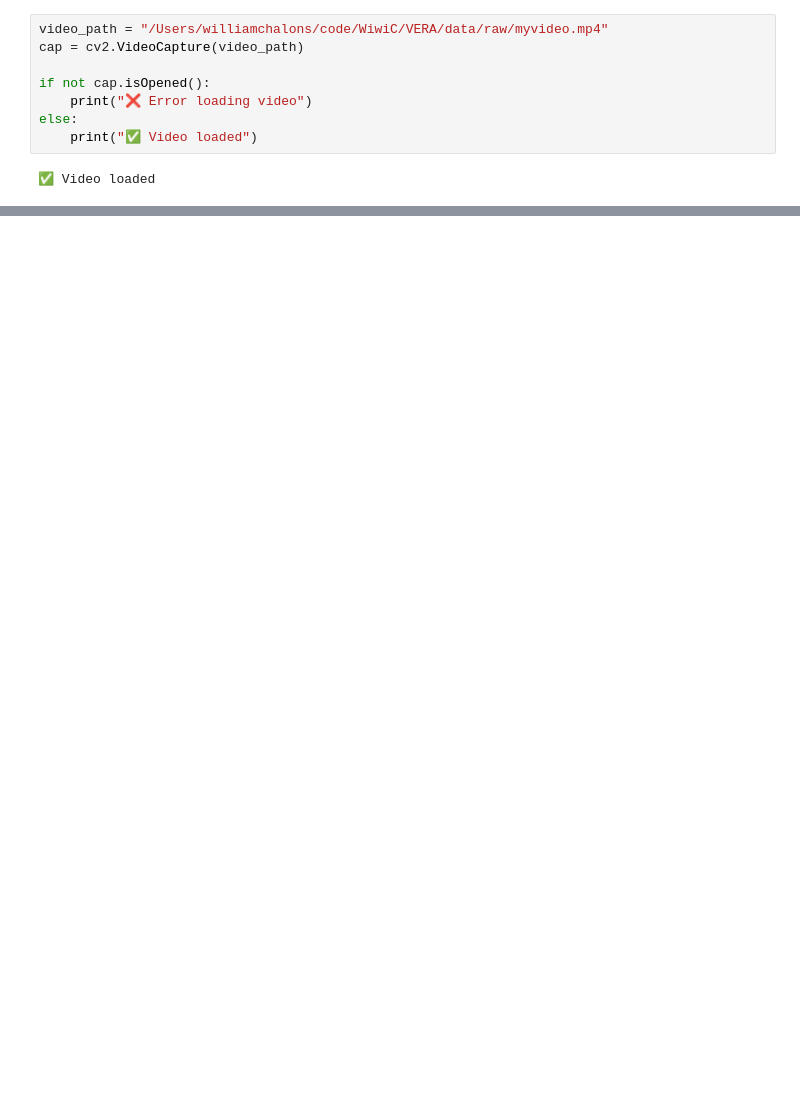
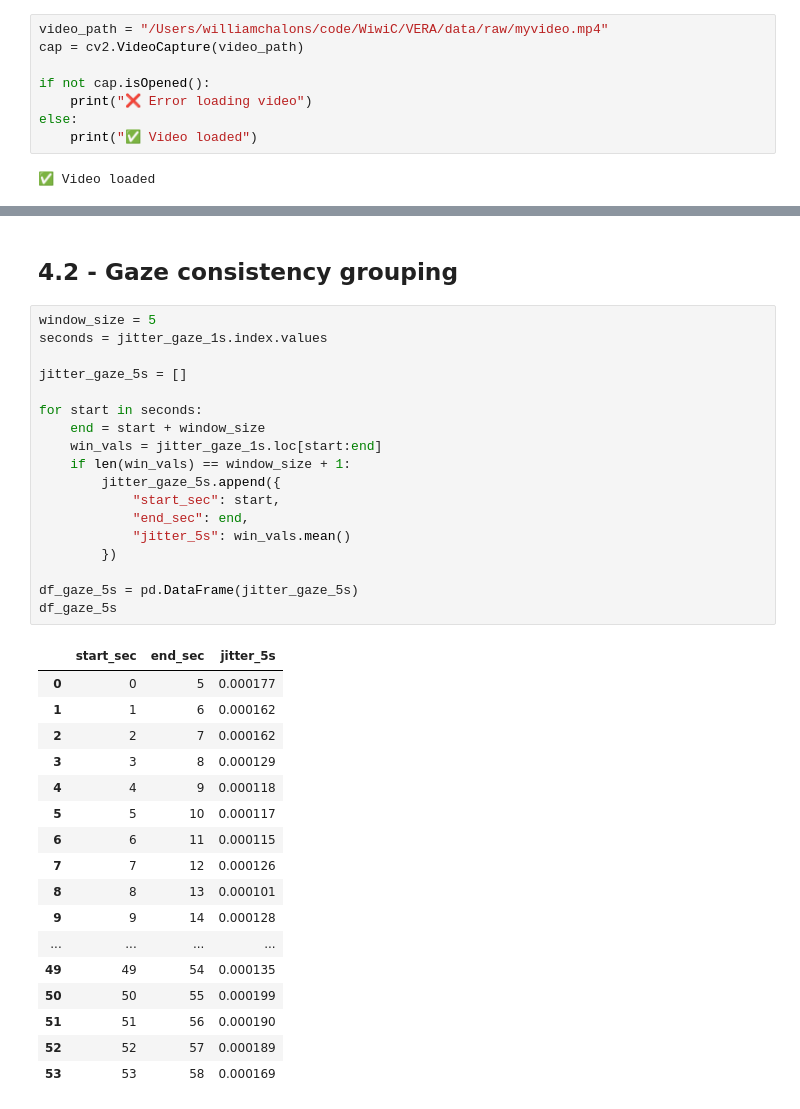
Before and after one commit to WiwiC/VERA, a Jupyter notebook: notebooks/01_facemesh_extraction.ipynb, the cells around one changed output, grey strips where cells are left out. Saved outputs shown, nothing was run; the diff lists cells and outputs as text; blank space fills up the shorter version.

```diff
--- a/notebooks/01_facemesh_extraction.ipynb
+++ b/notebooks/01_facemesh_extraction.ipynb
@@ -94,0 +227,38 @@ def extract_facemesh_landmarks(video_path, output_json):
+# %% [markdown]
+## 4.2 - Gaze consistency grouping
+# %%
+window_size = 5
+seconds = jitter_gaze_1s.index.values
+
+jitter_gaze_5s = []
+
+for start in seconds:
+    end = start + window_size
+    win_vals = jitter_gaze_1s.loc[start:end]
+    if len(win_vals) == window_size + 1:
+        jitter_gaze_5s.append({
+            "start_sec": start,
+            "end_sec": end,
+            "jitter_5s": win_vals.mean()
+        })
+
+df_gaze_5s = pd.DataFrame(jitter_gaze_5s)
+df_gaze_5s
+# %% [output]
+|  | start_sec | end_sec | jitter_5s |
+| 0 | 0 | 5 | 0.000177 |
+| 1 | 1 | 6 | 0.000162 |
+| 2 | 2 | 7 | 0.000162 |
+| 3 | 3 | 8 | 0.000129 |
+| 4 | 4 | 9 | 0.000118 |
+| 5 | 5 | 10 | 0.000117 |
+| 6 | 6 | 11 | 0.000115 |
+| 7 | 7 | 12 | 0.000126 |
+| 8 | 8 | 13 | 0.000101 |
+| 9 | 9 | 14 | 0.000128 |
+| ... | ... | ... | ... |
+| 49 | 49 | 54 | 0.000135 |
+| 50 | 50 | 55 | 0.000199 |
+| 51 | 51 | 56 | 0.000190 |
+| 52 | 52 | 57 | 0.000189 |
+| 53 | 53 | 58 | 0.000169 |
```
Also changed, not shown: parts of 38 cells of this notebook.
